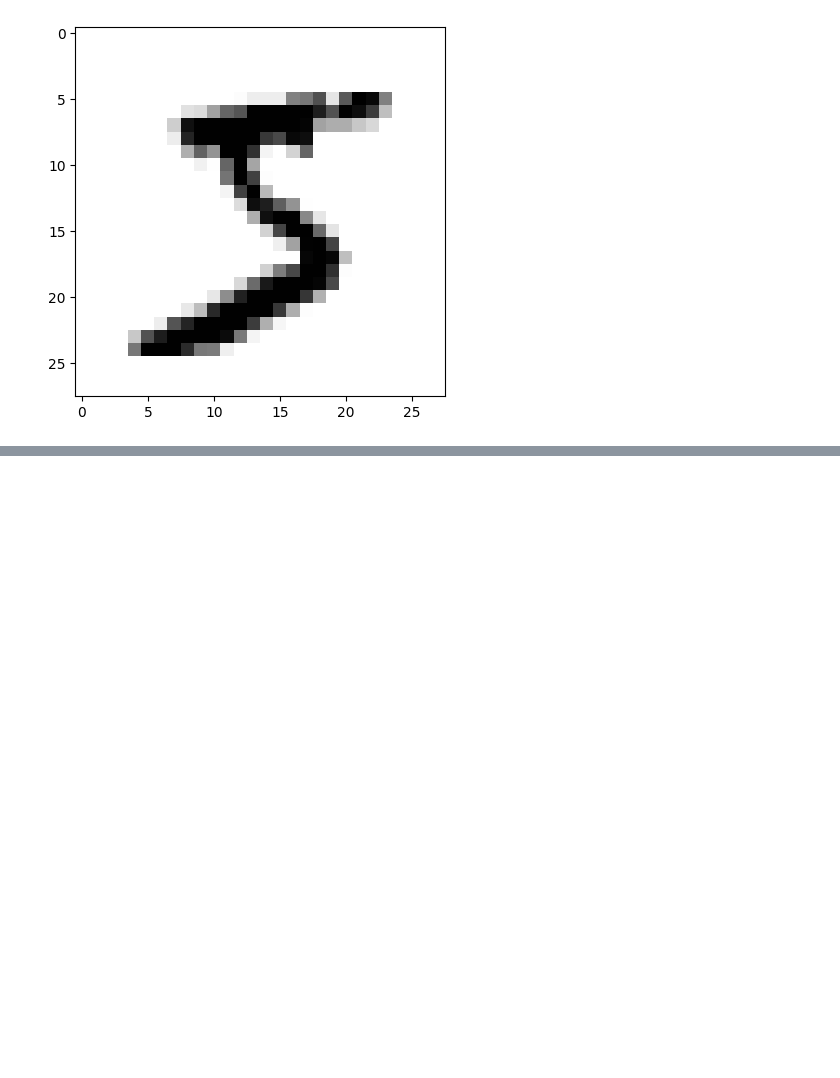
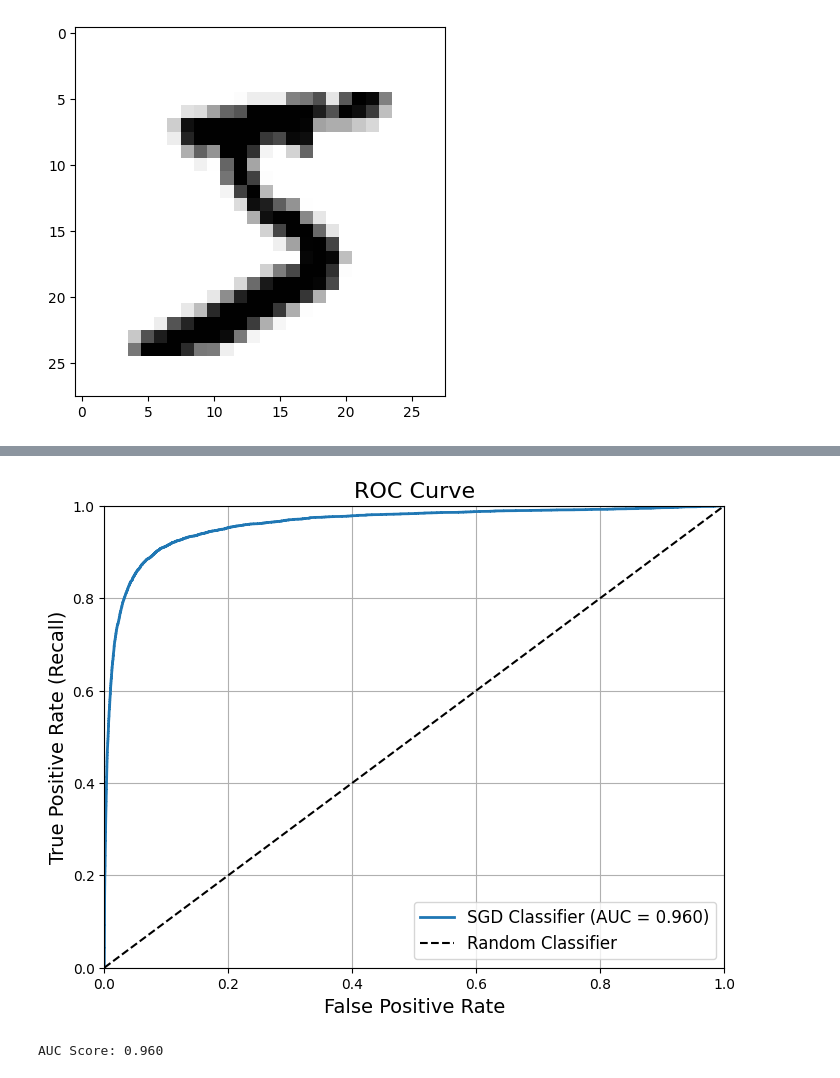
Before and after one commit to Vinuitik/AI_code, a Jupyter notebook: Hands-on-Machine Learning/Classification.ipynb, the cells around one changed output, grey strips where cells are left out. Cells and saved outputs as stored; diff of their text form; code cells hidden in the pictures; blank space fills up the shorter version.

```diff
--- a/Hands-on-Machine Learning/Classification.ipynb
+++ b/Hands-on-Machine Learning/Classification.ipynb
@@ -30,0 +56,4 @@ NameError: name 'y' is not defined
+# %%
+# The mnst is alreadt split into a training set and a test set
+
+X_train, X_test, y_train, y_test = X[:60000], X[60000:], y[:60000], y[60000:]
@@ -30,0 +251,29 @@ NameError: name 'y' is not defined
+# %%
+from sklearn.metrics import roc_curve, roc_auc_score
+import matplotlib.pyplot as plt
+
+# Get ROC curve data
+fpr, tpr, thresholds = roc_curve(y_train_5, y_scores)
+
+def plot_roc_curve(fpr, tpr, label=None):
+    plt.figure(figsize=(8, 6))
+    plt.plot(fpr, tpr, linewidth=2, label=label)
+    plt.plot([0, 1], [0, 1], 'k--', label='Random Classifier')  # Diagonal line
+    plt.axis([0, 1, 0, 1])
+    plt.xlabel('False Positive Rate', fontsize=14)
+    plt.ylabel('True Positive Rate (Recall)', fontsize=14)
+    plt.title('ROC Curve', fontsize=16)
+    plt.grid(True)
+    plt.legend(fontsize=12)
+
+# Calculate AUC score
+auc_score = roc_auc_score(y_train_5, y_scores)
+
+# Plot with AUC in label
+plot_roc_curve(fpr, tpr, label=f'SGD Classifier (AUC = {auc_score:.3f})')
+plt.show()
+
+print(f"AUC Score: {auc_score:.3f}")
+# %% [output]
+[figure, added]
+AUC Score: 0.960
```
Also changed, not shown: parts of 43 cells of this notebook.
